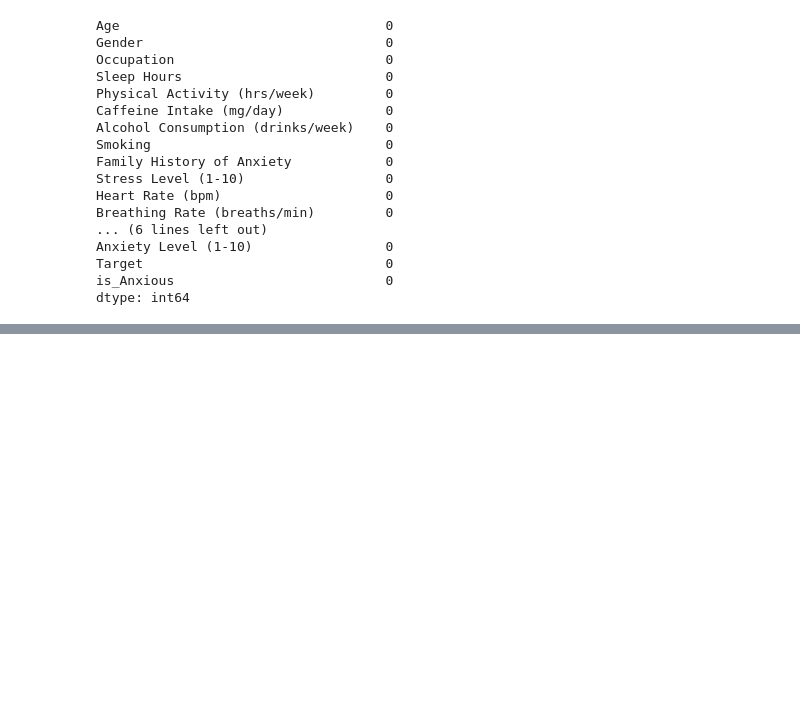
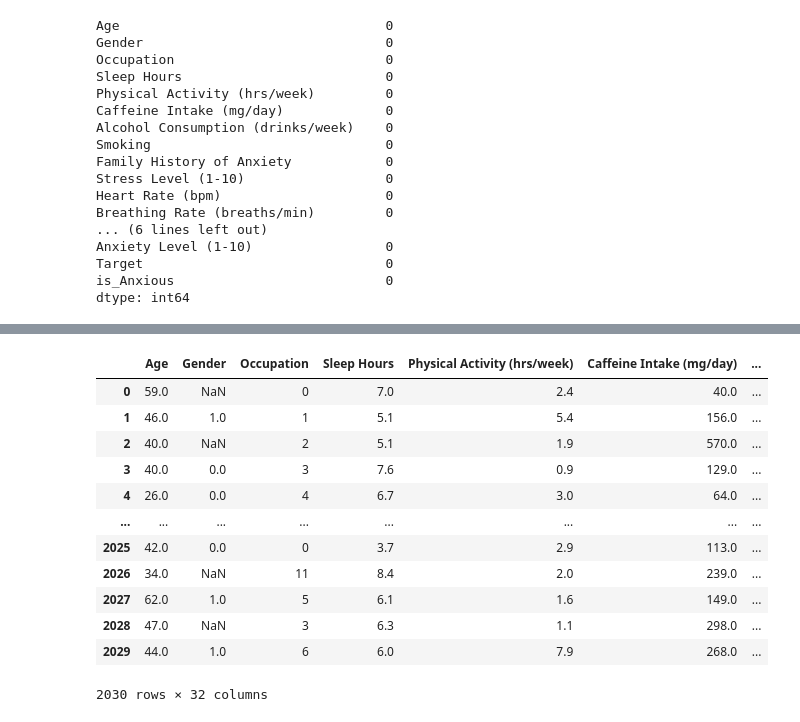
Before and after one commit to reyhanechegini/Social_Anxiety_DataAnalysis, a Jupyter notebook: Pre-Process.ipynb, the cells around one changed output, grey strips where cells are left out. Cells and saved outputs as stored; diff of their text form; code cells hidden in the pictures; blank space fills up the shorter version.

```diff
--- a/Pre-Process.ipynb
+++ b/Pre-Process.ipynb
@@ -366,2 +384,18 @@ def bining_features(df):
 # %%
 df=bining_features(df)
+# %%
+df
+# %% [output]
+|  | Age | Gender | Occupation | Sleep Hours | Physical Activity (hrs/week) | Caffeine Intake (mg/day) | ... |
+| 0 | 59.0 | NaN | 0 | 7.0 | 2.4 | 40.0 | ... |
+| 1 | 46.0 | 1.0 | 1 | 5.1 | 5.4 | 156.0 | ... |
+| 2 | 40.0 | NaN | 2 | 5.1 | 1.9 | 570.0 | ... |
+| 3 | 40.0 | 0.0 | 3 | 7.6 | 0.9 | 129.0 | ... |
+| 4 | 26.0 | 0.0 | 4 | 6.7 | 3.0 | 64.0 | ... |
+| ... | ... | ... | ... | ... | ... | ... | ... |
+| 2025 | 42.0 | 0.0 | 0 | 3.7 | 2.9 | 113.0 | ... |
+| 2026 | 34.0 | NaN | 11 | 8.4 | 2.0 | 239.0 | ... |
+| 2027 | 62.0 | 1.0 | 5 | 6.1 | 1.6 | 149.0 | ... |
+| 2028 | 47.0 | NaN | 3 | 6.3 | 1.1 | 298.0 | ... |
+| 2029 | 44.0 | 1.0 | 6 | 6.0 | 7.9 | 268.0 | ... |
+2030 rows × 32 columns
```
Also changed, not shown: parts of 7 cells of this notebook.
